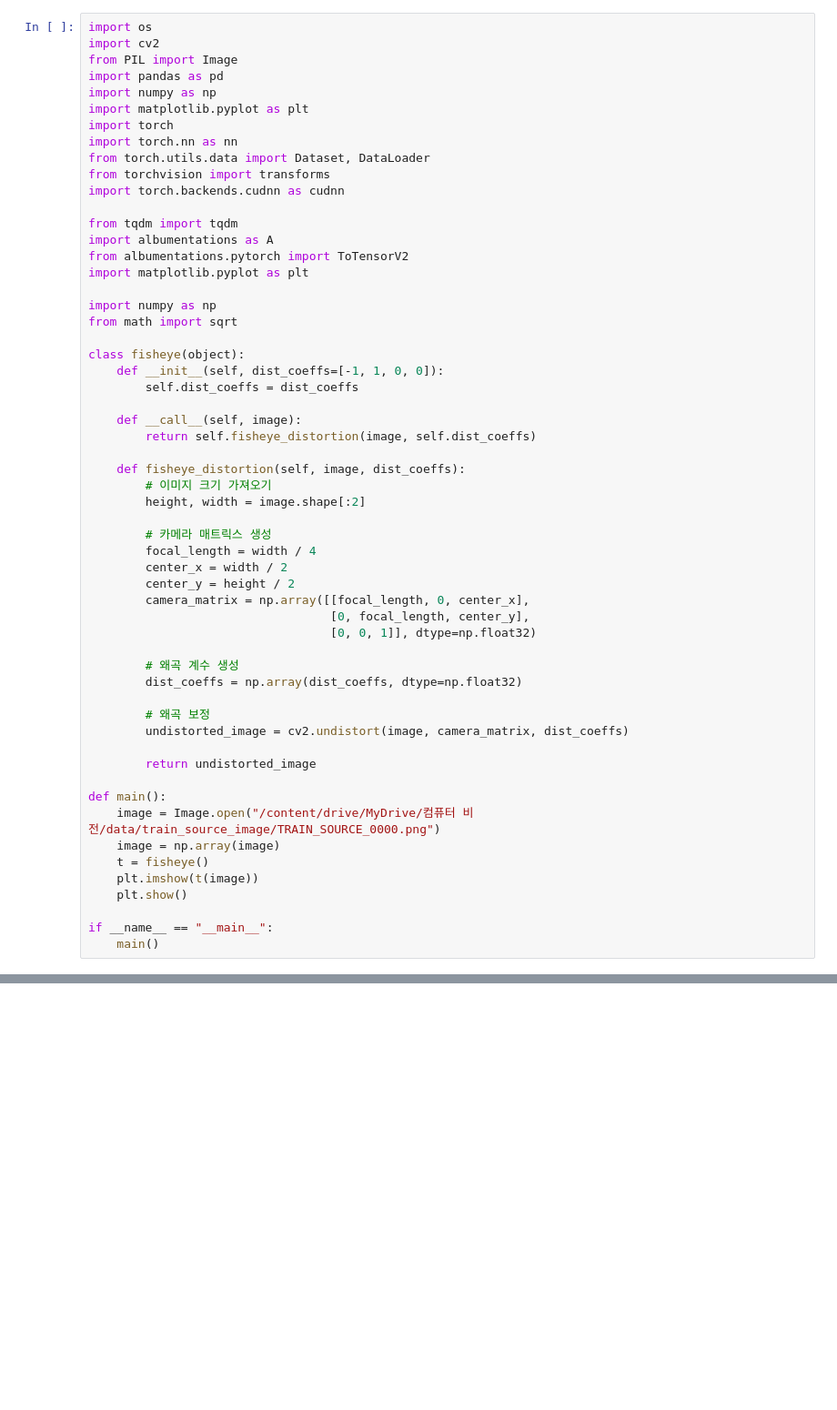
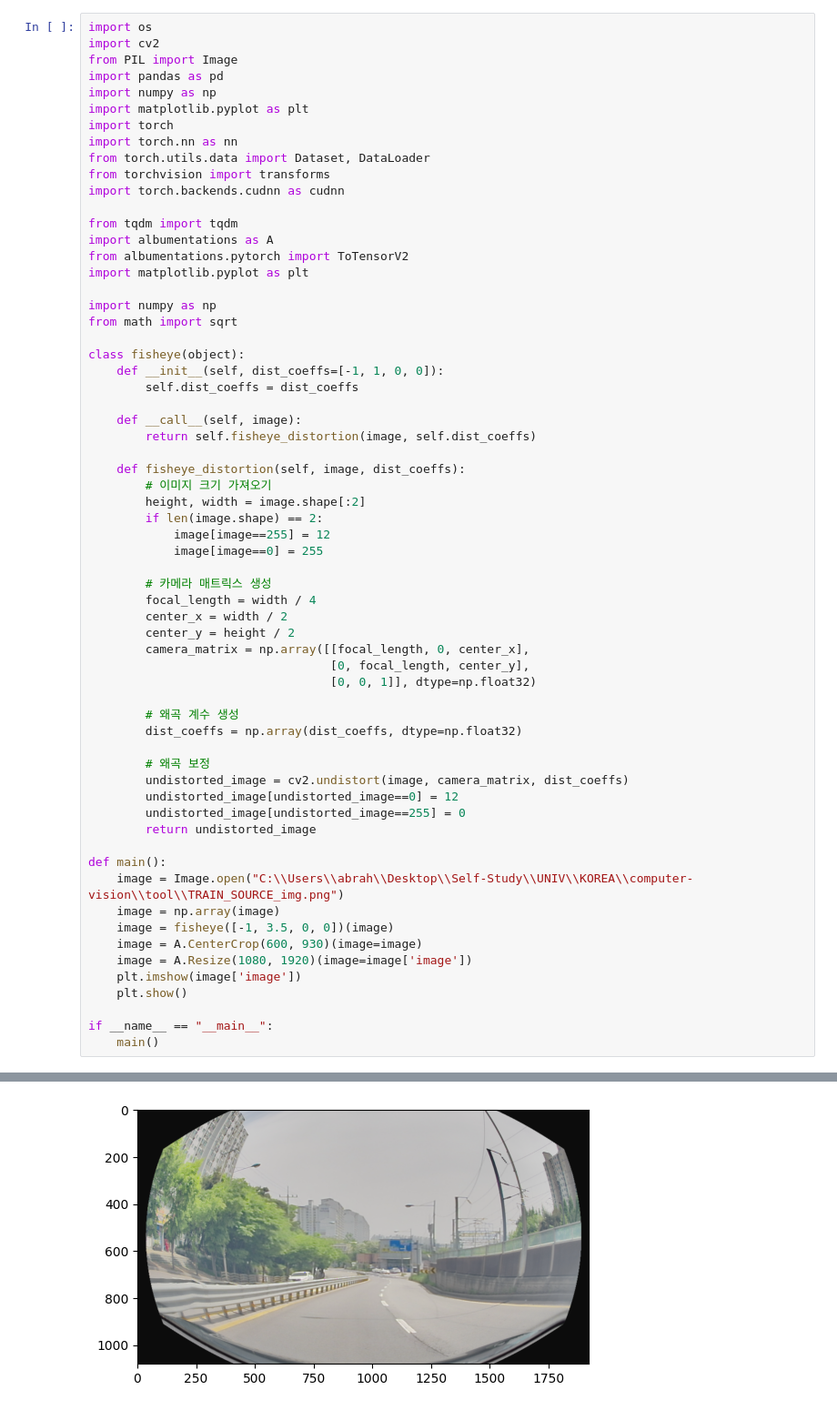
Before and after one commit to DATA302-team14/computer-vision, a Jupyter notebook: tool/_test.ipynb, the cells around one changed output, grey strips where cells are left out. Shown: that part at 91% size. Saved outputs shown, nothing was run; the diff lists cells and outputs as text; blank space fills up the shorter version.

Commit message:
add fisheye

```diff
--- a/tool/_test.ipynb
+++ b/tool/_test.ipynb
@@ -29,6 +29,9 @@ class fisheye(object):
     def fisheye_distortion(self, image, dist_coeffs):
         # 이미지 크기 가져오기
         height, width = image.shape[:2]
+        if len(image.shape) == 2:
+            image[image==255] = 12
+            image[image==0] = 255
 
         # 카메라 매트릭스 생성
         focal_length = width / 4
@@ -43,14 +46,17 @@ class fisheye(object):
 
         # 왜곡 보정
         undistorted_image = cv2.undistort(image, camera_matrix, dist_coeffs)
-
+        undistorted_image[undistorted_image==0] = 12
+        undistorted_image[undistorted_image==255] = 0
         return undistorted_image
 
 def main():
-    image = Image.open("/content/drive/MyDrive/컴퓨터 비전/data/train_source_image/TRAIN_SOURCE_0000.png")
+    image = Image.open("C:\\Users\\abrah\\Desktop\\Self-Study\\UNIV\\KOREA\\computer-vision\\tool\\TRAIN_SOURCE_img.png")
     image = np.array(image)
-    t = fisheye()
-    plt.imshow(t(image))
+    image = fisheye([-1, 3.5, 0, 0])(image)
+    image = A.CenterCrop(600, 930)(image=image)
+    image = A.Resize(1080, 1920)(image=image['image'])
+    plt.imshow(image['image'])
     plt.show()
 
 if __name__ == "__main__":
@@ -59,0 +65 @@ ModuleNotFoundError: No module named 'albumentations'
+[figure, added]
```
Also changed, not shown: parts of 2 cells of this notebook, 3 other files.
